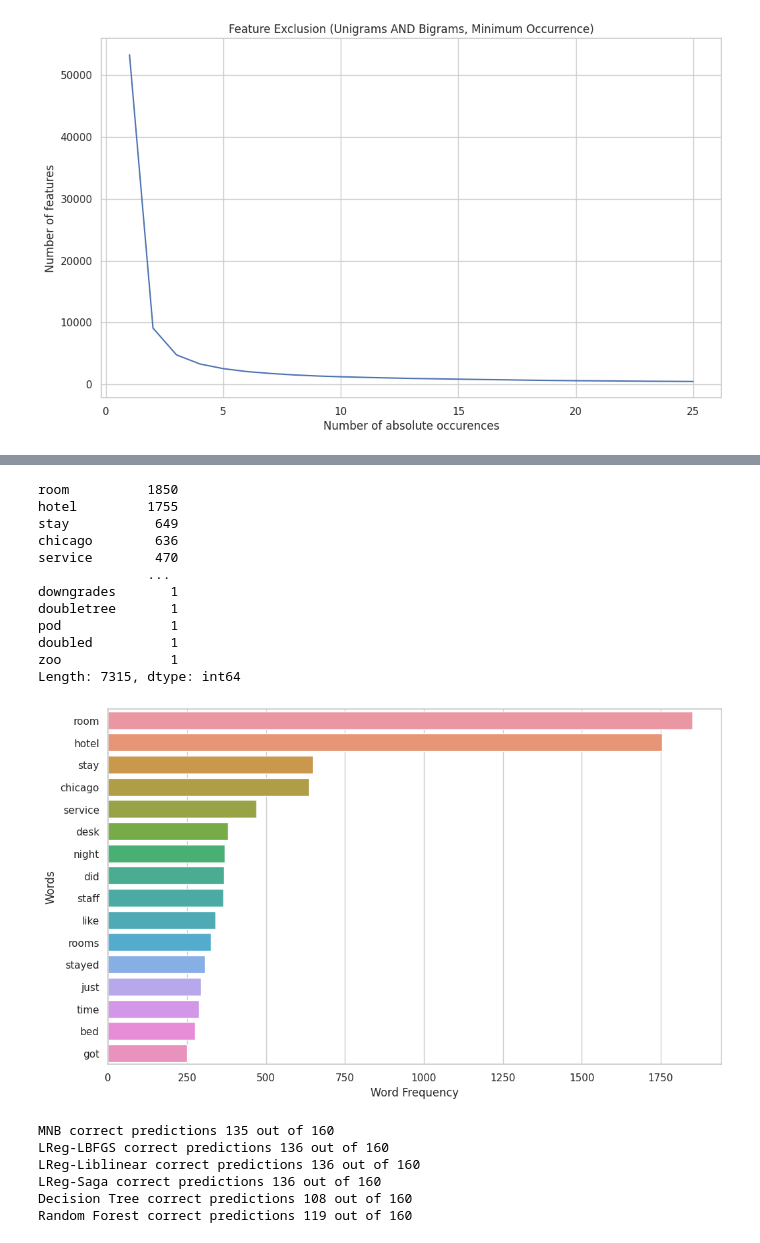
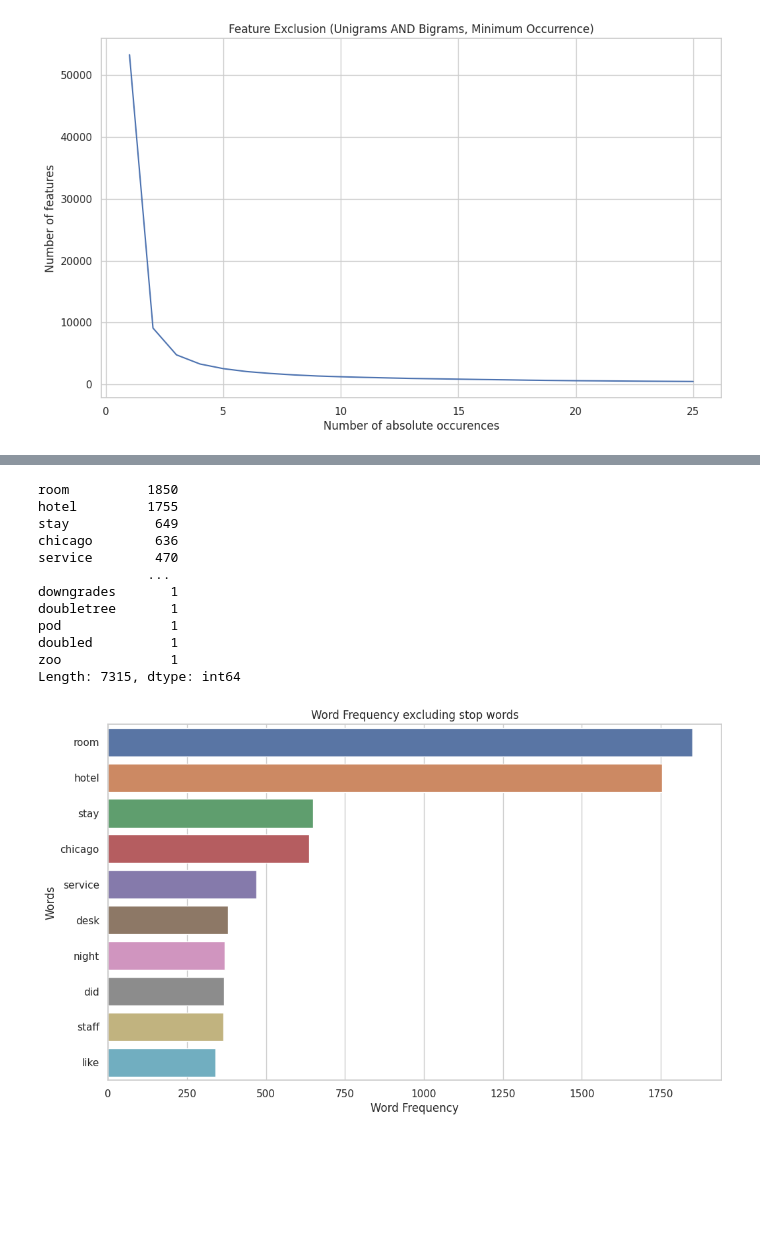
Before and after one commit to gusluchetti/uu-ai-data-mining, a Jupyter notebook: pa2/Practical Assignment 2.ipynb, the cells around one changed output, grey strips where cells are left out. Saved outputs shown, nothing was run; the diff lists cells and outputs as text; code cells hidden in the pictures; blank space fills up the shorter version.

```diff
--- a/pa2/Practical Assignment 2.ipynb
+++ b/pa2/Practical Assignment 2.ipynb
@@ -132,67 +155,31 @@ dataset
   "The Good - excellent location, neighborhood is pretty and quiet, close to shops, restaurants, the waterfront, close to train/subway station, etc The Bad - Very old decor, which isn't a big deal, bu ...
   'I arrived and my friends were already there and visiting a nearby art gallery. They put my name on the reservation and told me to get a key from the front desk when I arrived. The front desk staff  ...
   'We recently stayed at the hotel allegro in chicago illinois, while the hotel was nice please take my advice and do not stay here. I payed cash for the room and handed over my credit card for incede ...
-# %%
-# word frequency for ALL corpuses
-import pandas as pd
-c_vectorizer = CountVectorizer(stop_words=custom_stop_words)
-all_words = c_vectorizer.fit_transform(dataset.data)
-counts = pd.DataFrame(all_words.toarray(), columns=c_vectorizer.get_feature_names_out())
-sorted_counts = counts.sum().sort_values(ascending=False)
-print(sorted_counts)
-# %% [output]
-room          1850
-hotel         1755
-stay           649
-chicago        636
-service        470
-              ...
-downgrades       1
-doubletree       1
-pod              1
-doubled          1
-zoo              1
-Length: 7315, dtype: int64
 # %%
-import seaborn as sns
-limit = 16
+c_vectorizer = CountVectorizer(stop_words=custom_stop_words)
+all_words = c_vectorizer.fit_transform(dataset.data)
+counts = pd.DataFrame(all_words.toarray(), columns=c_vectorizer.get_feature_names_out())
+sorted_counts = counts.sum().sort_values(ascending=False)
+print(sorted_counts)
+
+limit = 10
 custom_params = {'figure.figsize':(12,7)}
 sns.set_theme(style="whitegrid", rc=custom_params)
 ax = sns.barplot(y=sorted_counts.index[:limit], x=sorted_counts.values[:limit])
-ax.set(xlabel='Word Frequency', ylabel='Words')
+ax.set(xlabel='Word Frequency', ylabel='Words', title="Word Frequency excluding stop words")
 plt.savefig("plots/word_frequency.eps")
 plt.show()
 # %% [output]
+room          1850
+hotel         1755
+stay           649
+chicago        636
+service        470
+              ...
+downgrades       1
+doubletree       1
+pod              1
+doubled          1
+zoo              1
+Length: 7315, dtype: int64
-[figure, old version]
+[figure, new version]
-# %%
-# Fit and test the models
-mnb = MultinomialNB()
-preds_mnb = mnb.fit(x_train_vec, y_train).predict(x_test_vec)
-print("MNB correct predictions %d out of %d" % ((y_test == preds_mnb).sum(), x_test_vec.shape[0]))
-
-loreg1 = LogisticRegression(solver='lbfgs')
-preds_logreg1 = loreg1.fit(x_train_vec, y_train).predict(x_test_vec)
-print("LReg-LBFGS correct predictions %d out of %d" % ((y_test == preds_logreg1).sum(), x_test_vec.shape[0]))
-
-logreg2 = LogisticRegression(solver='liblinear')
-preds_logreg2 = logreg2.fit(x_train_vec, y_train).predict(x_test_vec)
-print(f"LReg-Liblinear correct predictions {(y_test == preds_logreg2).sum()} out of {x_test_vec.shape[0]}")
-
-logreg3 = LogisticRegression(solver='saga')
-preds_logreg3 = logreg3.fit(x_train_vec, y_train).predict(x_test_vec)
-print(f"LReg-Saga correct predictions {(y_test == preds_logreg3).sum()} out of {x_test_vec.shape[0]}")
-
-dectree = DecisionTreeClassifier()
-preds_dectree = dectree.fit(x_train_vec, y_train).predict(x_test_vec)
-print(f"Decision Tree correct predictions {(y_test == preds_dectree).sum()} out of {x_test_vec.shape[0]}")
-
-rforest = RandomForestClassifier(n_estimators=10, max_depth=None, min_samples_split=2, random_state=0)
-preds_rforest = rforest.fit(x_train_vec, y_train).predict(x_test_vec)
-print(f"Random Forest correct predictions {(y_test == preds_rforest).sum()} out of {len(y_test)}")
-# %% [output]
-MNB correct predictions 135 out of 160
-LReg-LBFGS correct predictions 136 out of 160
-LReg-Liblinear correct predictions 136 out of 160
-LReg-Saga correct predictions 136 out of 160
-Decision Tree correct predictions 108 out of 160
-Random Forest correct predictions 119 out of 160
```
Also changed, not shown: parts of 19 cells of this notebook, 3 other files.
